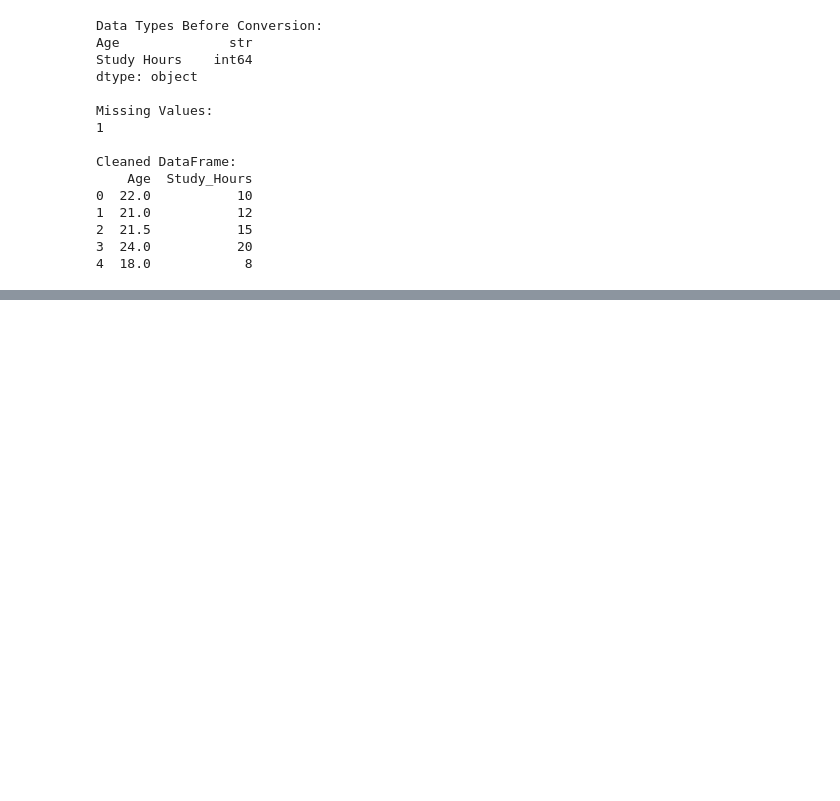
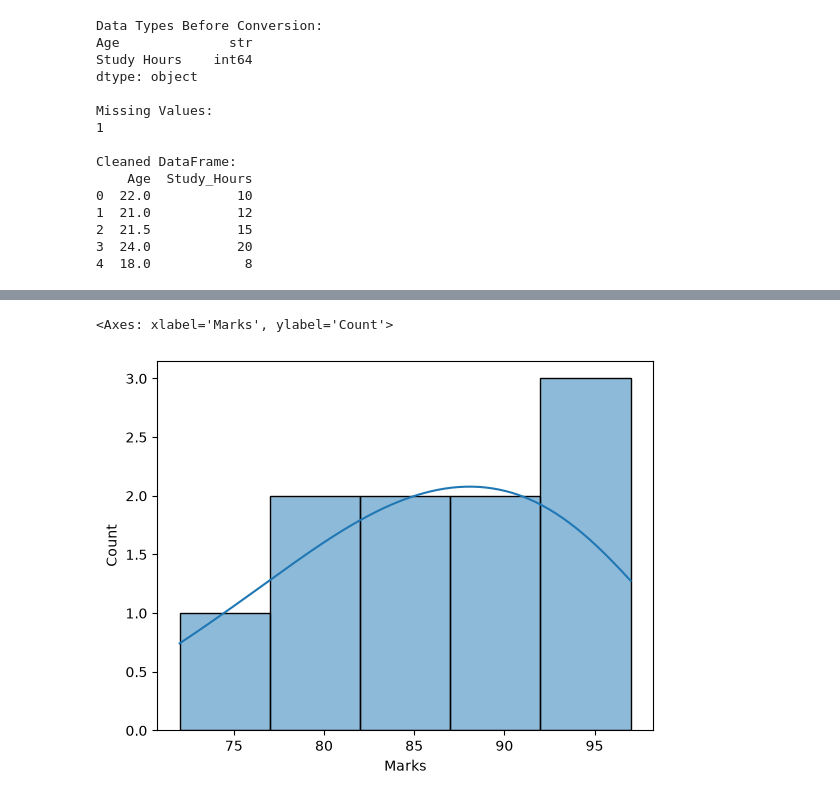
Before and after one commit to abid-rasel/MLOB_My_FILE, a Jupyter notebook: Session/Day 9/Exploratory Data Analysis (EDA).ipynb, the cells around one changed output, grey strips where cells are left out. Saved outputs shown, nothing was run; the diff lists cells and outputs as text; code cells hidden in the pictures; blank space fills up the shorter version.

```diff
--- a/Session/Day 9/Exploratory Data Analysis (EDA).ipynb
+++ b/Session/Day 9/Exploratory Data Analysis (EDA).ipynb
@@ -633,0 +728,9 @@ Cleaned DataFrame:
+# %%
+sns.histplot(
+    data=df,
+    x="Marks",
+    kde=True
+)
+# %% [output]
+<Axes: xlabel='Marks', ylabel='Count'>
+[figure, added]
```
Also changed, not shown: parts of 49 cells of this notebook.
